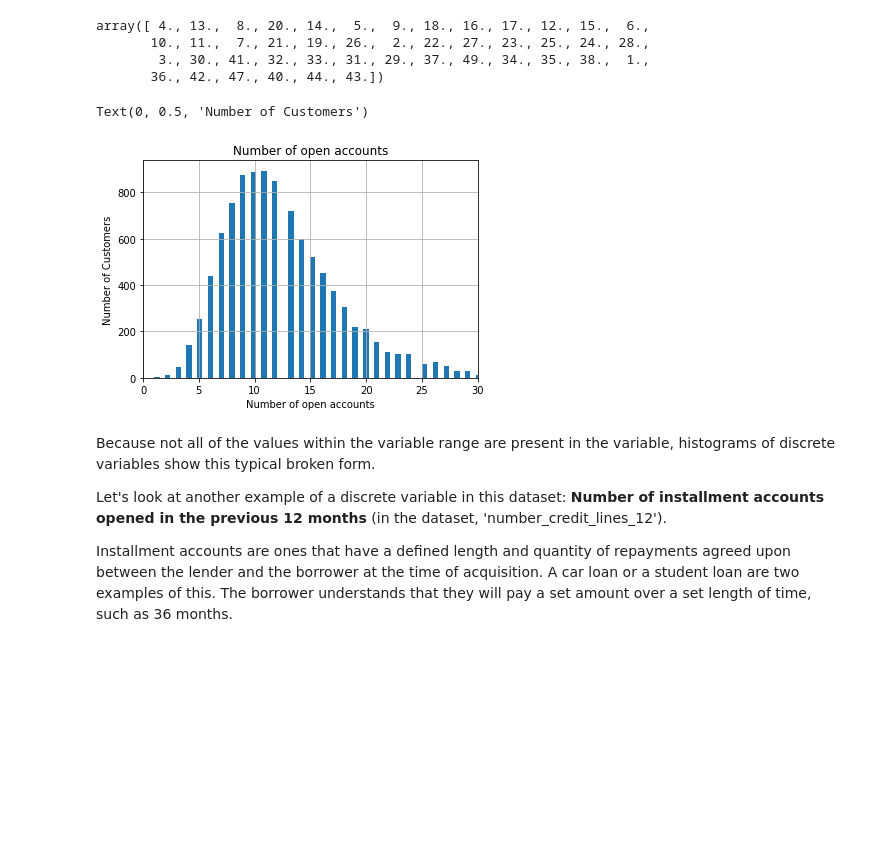
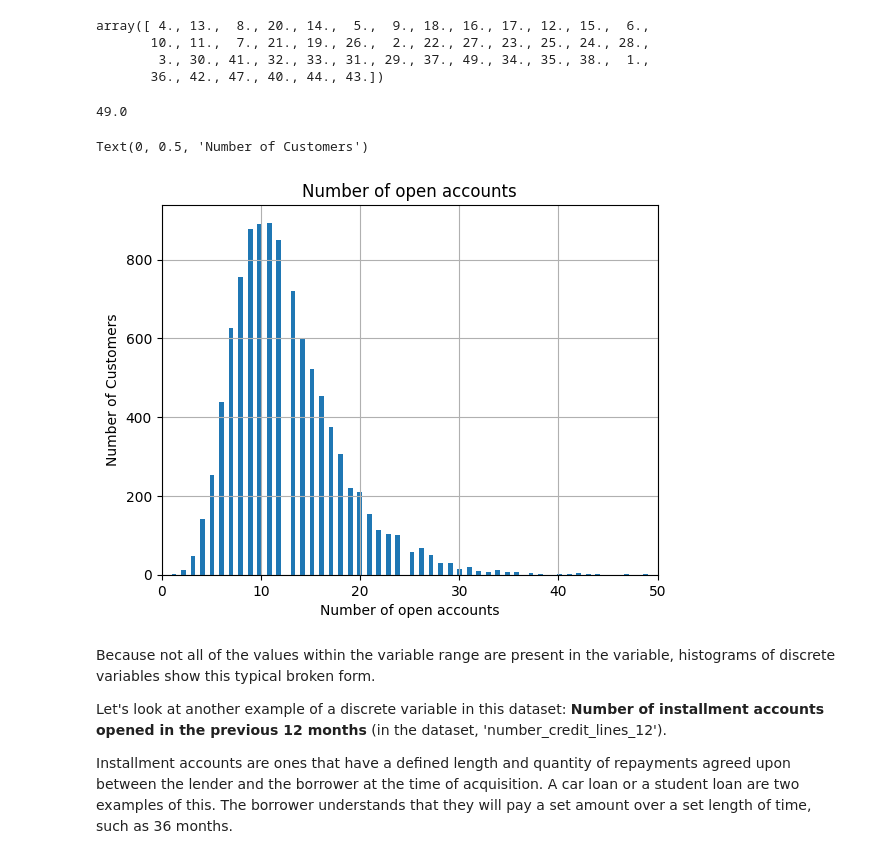
Before and after one commit to flyinacres/feature-engineering-for-machine-learning, a Jupyter notebook: Section-03-Types-of-Variables/1-Numerical-Variables.ipynb, the cells around one changed output. Saved outputs shown, nothing was run; the diff lists cells and outputs as text; code cells hidden in the pictures; blank space fills up the shorter version.

Commit message:
Some of the values chosen for various figures are suboptimal (cut off data, or squeeze it in, or spread it out)

```diff
--- a/Section-03-Types-of-Variables/1-Numerical-Variables.ipynb
+++ b/Section-03-Types-of-Variables/1-Numerical-Variables.ipynb
@@ -340,35 +340,39 @@ array([ 4., 13.,  8., 20., 14.,  5.,  9., 18., 16., 17., 12., 15.,  6.,
        10., 11.,  7., 21., 19., 26.,  2., 22., 27., 23., 25., 24., 28.,
         3., 30., 41., 32., 33., 31., 29., 37., 49., 34., 35., 38.,  1.,
        36., 42., 47., 40., 44., 43.])
+# %%
+data.number_open_accounts.max()
+# %% [output]
+49.0
 # %%
 # Let's make an histogram to get familiar with the
 
 # variable distribution.
 
 
 
 fig = data['number_open_accounts'].hist(bins=100)
 
 
 
 # For better visualisation, I display a specific
 
 # value range in the x-axis.
 
-fig.set_xlim(0, 30)
+fig.set_xlim(0, 50)
 
 
 
 # Title and axis labels.
 
 fig.set_title('Number of open accounts')
 
 fig.set_xlabel('Number of open accounts')
 
 fig.set_ylabel('Number of Customers')
 # %% [output]
 Text(0, 0.5, 'Number of Customers')
-[figure, old version]
+[figure, new version]
 # %% [markdown]
 Because not all of the values within the variable range are present in the variable, histograms of discrete variables show this typical broken form.
 
```
Also changed, not shown: parts of 2 cells of this notebook.
